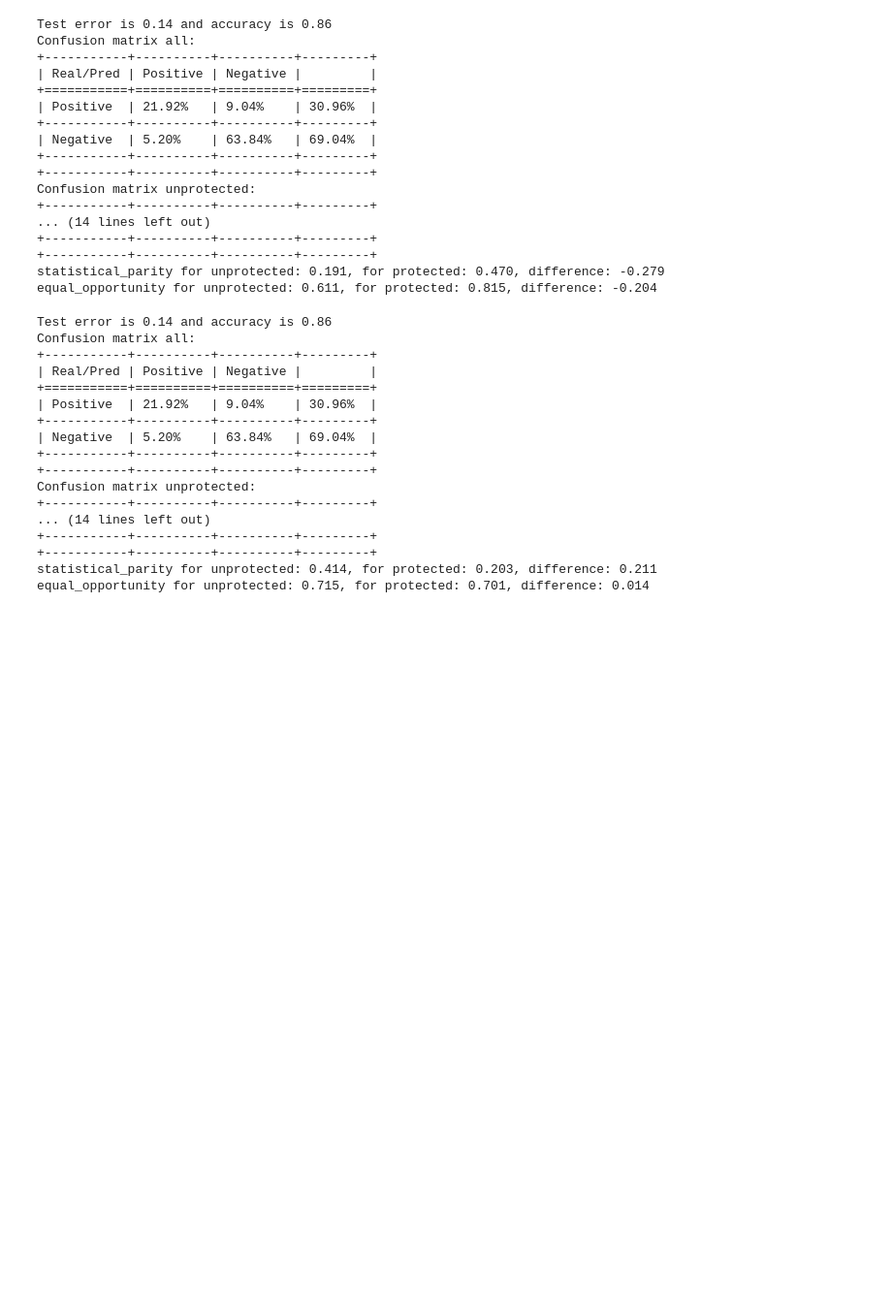
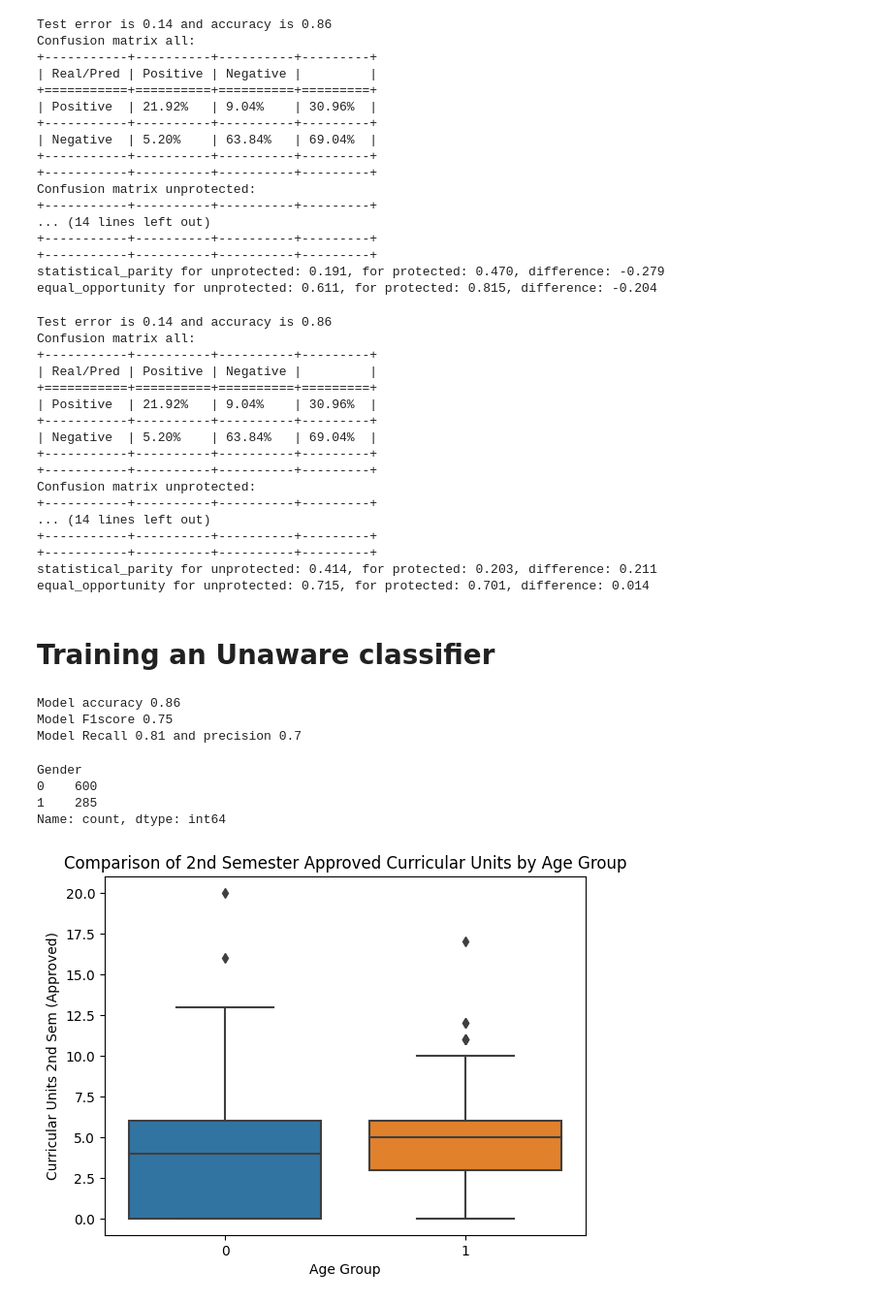
Before and after one commit to KANUBALAD/ML-Fairness-in-School-DropOut-, a Jupyter notebook: Notebooks/ML_Logistic_regression.ipynb, the cells around one changed output. Shown: that part at 97% size. Cells and saved outputs as stored; diff of their text form; code cells hidden in the pictures; blank space fills up the shorter version.

Commit message:
added the gender and age

```diff
--- a/Notebooks/ML_Logistic_regression.ipynb
+++ b/Notebooks/ML_Logistic_regression.ipynb
@@ -266,3 +248,5 @@ Confusion matrix unprotected:
 +-----------+----------+----------+---------+
 statistical_parity for unprotected: 0.414, for protected: 0.203, difference: 0.211
 equal_opportunity for unprotected: 0.715, for protected: 0.701, difference: 0.014
+# %% [markdown]
+# Training an Unaware classifier
@@ -268,0 +258,34 @@ equal_opportunity for unprotected: 0.715, for protected: 0.701, difference: 0.01
+# %%
+unaware_Xtrain, unaware_Xtest, unaware_ytrain, unaware_ytest, unaware_senstrain, unaware_senstest = train_test_split(unaware_X, y, sensitive_attribute, test_size=0.2, random_state=1)
+unaware_LRmodel = LogisticRegression()
+unaware_LRmodel.fit(unaware_Xtrain, unaware_ytrain )
+unaware_ypredictions = unaware_LRmodel.predict(unaware_Xtest)
+print(f'Model accuracy {round(accuracy_score(unaware_ypredictions, unaware_ytest), 2)}')
+print(f'Model F1score {round(f1_score(unaware_ypredictions, unaware_ytest), 2)}')
+print(f'Model Recall {round(recall_score(unaware_ypredictions, unaware_ytest), 2)} and precision {round(precision_score(unaware_ypredictions, unaware_ytest), 2)}')
+# %% [output]
+Model accuracy 0.86
+Model F1score 0.75
+Model Recall 0.81 and precision 0.7
+# %%
+fairX['Gender'].value_counts()
+# %% [output]
+Gender
+0    600
+1    285
+Name: count, dtype: int64
+# %%
+# fairX['Age_Group'] = fairX['Age_Group'].apply(lambda age: 'old' if age ==0 else 'young') # old: 0, young:1
+fairX['Gender'] = fairX['Gender'].apply(lambda gender: 'Males' if gender == 0 else 'Females') # old: 0, young:1
+
+# fairX['Age_Group']
+# %%
+#0:old, 1:young
+
+sns.boxplot(x='Age_Group', y='Curricular units 2nd sem (approved)', data=fairX)
+plt.title('Comparison of 2nd Semester Approved Curricular Units by Age Group')
+plt.xlabel('Age Group')
+plt.ylabel('Curricular Units 2nd Sem (Approved)')
+plt.show()
+# %% [output]
+[figure, added]
```
Also changed, not shown: parts of 5 cells of this notebook.
